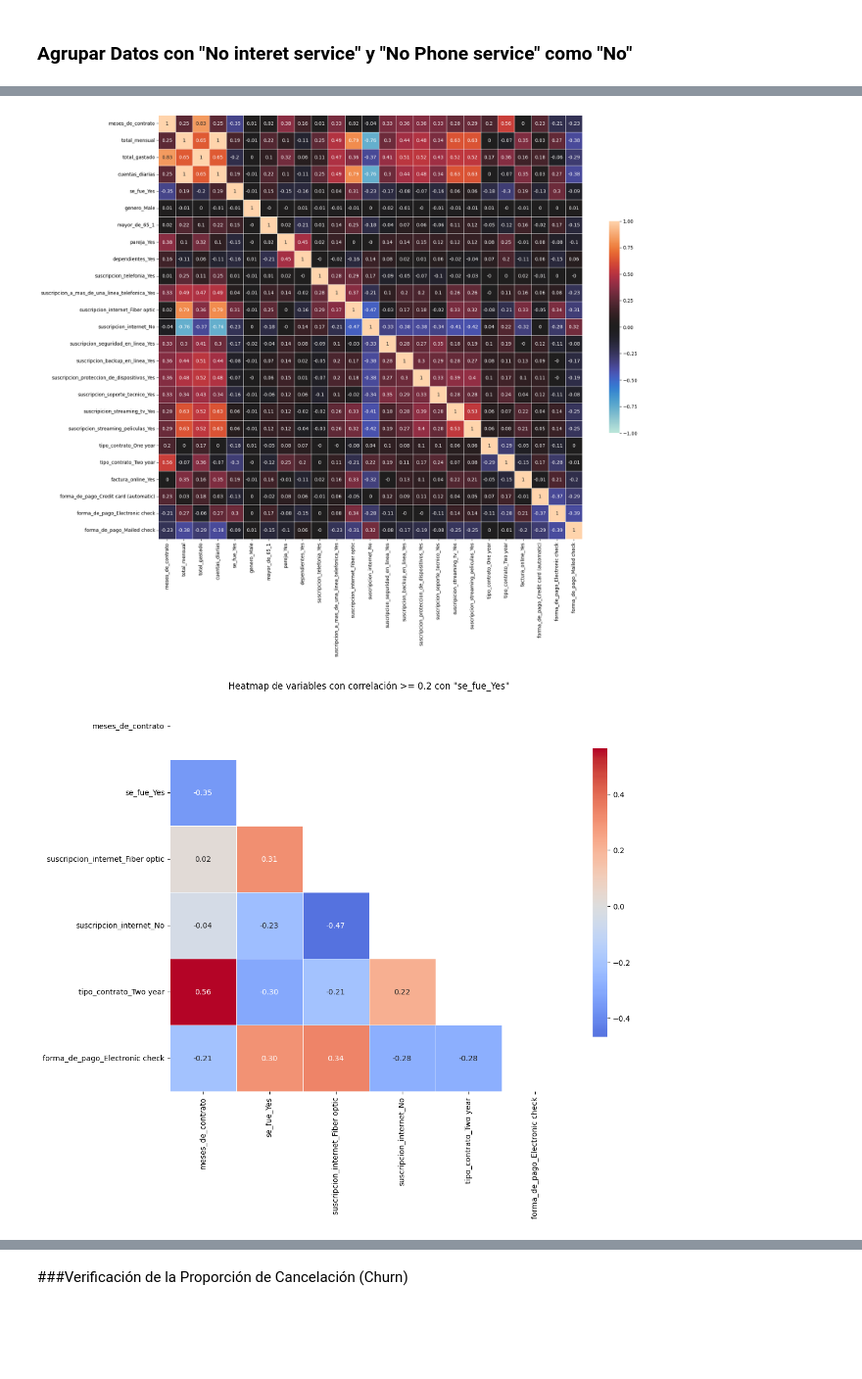
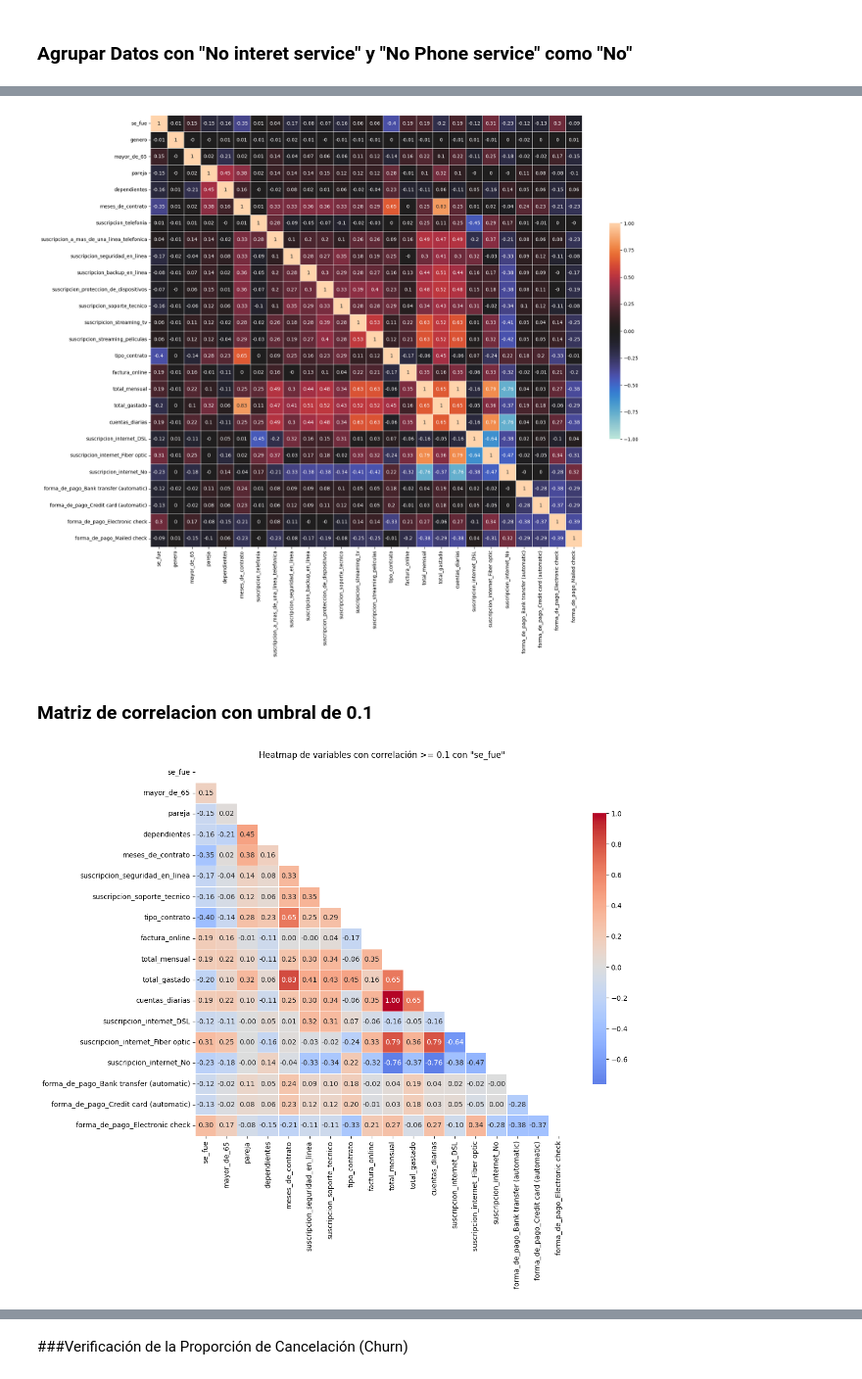
Before and after one commit to AlvinMontes/TelecomX_parte2, a Jupyter notebook: TelecomX_parte2.ipynb, the cells around one changed output, grey strips where cells are left out. Shown at 98% size. Drawn from its saved outputs; the diff is of its cells as text; code cells hidden in the pictures; blank space fills up the shorter version.

```diff
--- a/TelecomX_parte2.ipynb
+++ b/TelecomX_parte2.ipynb
@@ -117,0 +92,3 @@ df_encoded
+# %%
+#convertir los valores de mayor_de_65 en 1 ="Yes" y 0 ="No"
+df_limpio['mayor_de_65'] = df_limpio['mayor_de_65'].replace({0: 'No', 1: 'Yes'})
@@ -117,0 +97,7 @@ df_encoded
+# %%
+#unificar columnas de tipo de contrato, de un año y el de mas de 2 en una sola.
+df_limpio["tipo_contrato"] = df_limpio["tipo_contrato"].replace(
+    {"Two year": "Un año o más", "One year": "Un año o más"}
+)
+
+df_limpio.head()
@@ -117,0 +116,23 @@ df_encoded
+# %%
+from sklearn.preprocessing import LabelEncoder, OneHotEncoder, StandardScaler
+#Escalar y Normalizar
+
+df_encoded = df_limpio.copy()
+# Inicializamos LabelEncoder y StandardScaler
+le = LabelEncoder()
+scaler = StandardScaler()
+
+#aplicar scaler a columnas numericas
+df_encoded[df_encoded.select_dtypes(include=["int64", "float64"]).columns] = scaler.fit_transform(df_encoded[df_encoded.select_dtypes(include=["int64", "float64"]).columns])
+
+#aplicar labelencoding a columnas binarias
+for col in df_encoded.select_dtypes(include=["object", "category"]).columns:
+    if df_encoded[col].unique().size == 2:
+        df_encoded[col] = le.fit_transform(df_encoded[col])
+
+
+#aplicar one-hot encoding a columnas no numericas con mas de 2 categorias
+df_encoded = pd.get_dummies(df_encoded, columns=df_encoded.select_dtypes(include=["object", "category"]).columns,dtype=int)
+
+
+df_encoded.head()
@@ -190,47 +190,45 @@ ax = sns.heatmap(np.round(corr, 2), vmax=1, vmin=-1, center=0,
             square=True, linewidths=.5, annot=True, cbar_kws={"shrink": .5})
 plt.show()
 # %% [output]
-[figure, old version]
+[figure, new version]
+# %% [markdown]
+### Matriz de correlacion con umbral de 0.1
 # %%
-import matplotlib.pyplot as plt
-import seaborn as sns
-import numpy as np
-
 # Definir la variable objetivo
-target_var = 'se_fue_Yes'
+target_var = 'se_fue'
 
 # Definir el umbral mínimo de correlación absoluta para selección
-umbral = 0.2
+umbral = 0.1
 
 # Filtrar variables que tengan correlación absoluta >= umbral con la variable objetivo
 # Esto crea una lista con las variables relevantes
 variables_relevantes = corr.index[abs(corr[target_var]) >= umbral].tolist()
 
 # Asegurar que la variable objetivo esté en la lista (si no está, añadirla)
 if target_var not in variables_relevantes:
     variables_relevantes.append(target_var)
 
 # Crear una matriz de correlación solo con las variables seleccionadas
 corr_filtrada = corr.loc[variables_relevantes, variables_relevantes]
 
 # Generar una máscara para ocultar el triángulo superior de la matriz (incluida la diagonal)
 mascara = np.triu(np.ones_like(corr_filtrada, dtype=bool))
 
 # Graficar el heatmap con la máscara aplicada para mejor visualización
 plt.figure(figsize=(12,10))
 sns.heatmap(
     corr_filtrada,
     annot=True,
     fmt=".2f",
     cmap='coolwarm',
     center=0,
     square=True,
     linewidths=0.5,
     cbar_kws={"shrink": 0.7},
     mask=mascara
 )
 plt.title(f'Heatmap de variables con correlación >= {umbral} con "{target_var}"')
 plt.show()
 # %% [output]
-[figure, old version]
+[figure, new version]
 # %% [markdown]
```
Also changed, not shown: parts of 86 cells of this notebook.
